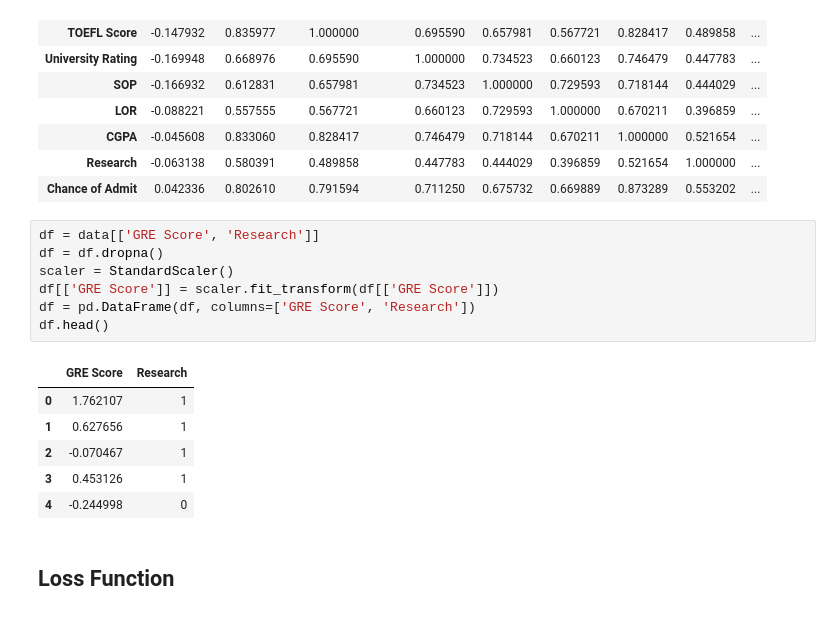
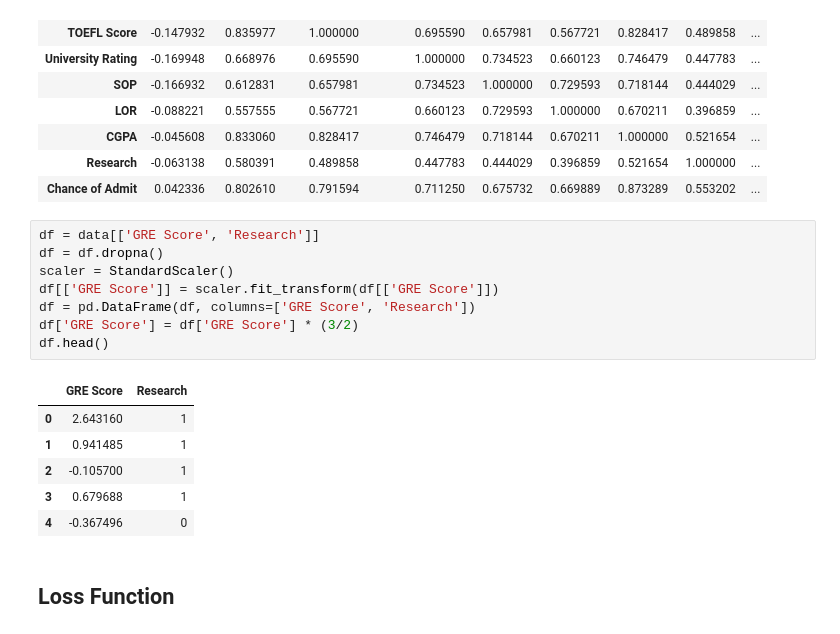
Before and after one commit to HongQuan1812/AIO2025, a Jupyter notebook: Module 5/gradient descend.ipynb, the cells around one changed output. Drawn from its saved outputs; the diff is of its cells as text.

```diff
--- a/Module 5/gradient descend.ipynb
+++ b/Module 5/gradient descend.ipynb
@@ -281,17 +312,18 @@ data.corr()
 # %%
 df = data[['GRE Score', 'Research']]
 df = df.dropna()
 scaler = StandardScaler()
 df[['GRE Score']] = scaler.fit_transform(df[['GRE Score']])
 df = pd.DataFrame(df, columns=['GRE Score', 'Research'])
+df['GRE Score'] = df['GRE Score'] * (3/2)
 df.head()
 # %% [output]
 |  | GRE Score | Research |
-| 0 | 1.762107 | 1 |
-| 1 | 0.627656 | 1 |
-| 2 | -0.070467 | 1 |
-| 3 | 0.453126 | 1 |
-| 4 | -0.244998 | 0 |
+| 0 | 2.643160 | 1 |
+| 1 | 0.941485 | 1 |
+| 2 | -0.105700 | 1 |
+| 3 | 0.679688 | 1 |
+| 4 | -0.367496 | 0 |
 # %% [markdown]
 ## Loss Function
 # %%
```
Also changed, not shown: parts of 28 cells of this notebook.
